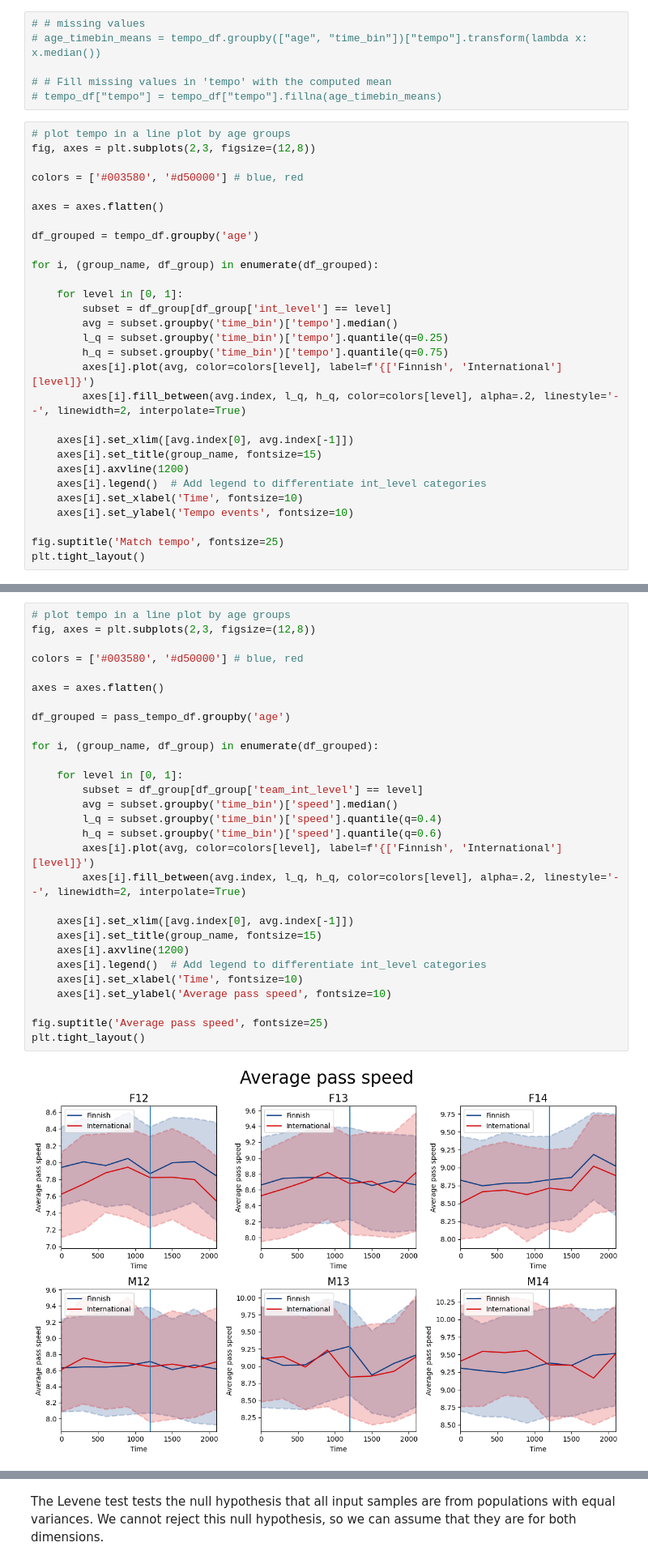
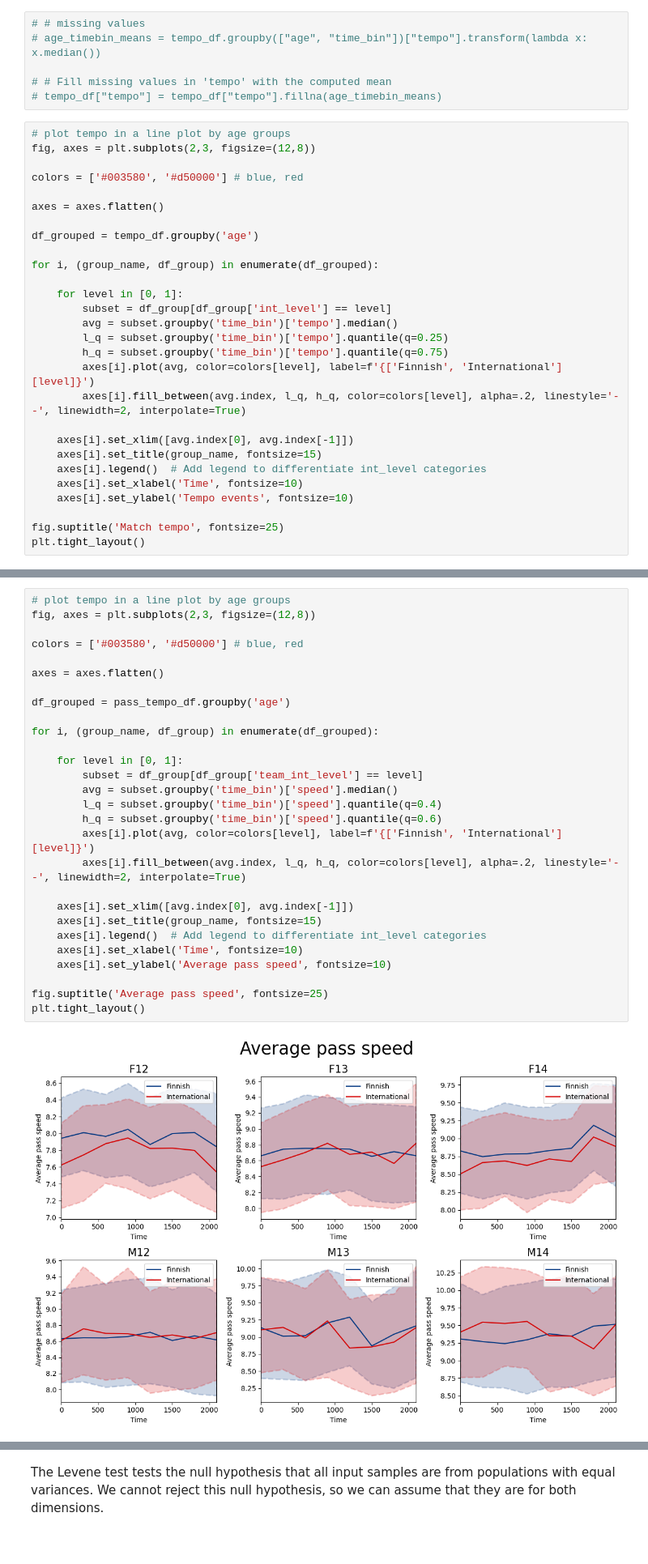
Before and after one commit to konstanyman/thesis_analysis, a Jupyter notebook: processing/tempo.ipynb, the cells around one changed output, grey strips where cells are left out. Shown at 81% size. Cells and saved outputs as stored; diff of their text form.

Commit message:
removed half time line from plots

```diff
--- a/processing/tempo.ipynb
+++ b/processing/tempo.ipynb
@@ -135,7 +135,6 @@ for i, (group_name, df_group) in enumerate(df_grouped):
 
     axes[i].set_xlim([avg.index[0], avg.index[-1]])
     axes[i].set_title(group_name, fontsize=15)
-    axes[i].axvline(1200)
     axes[i].legend()  # Add legend to differentiate int_level categories
     axes[i].set_xlabel('Time', fontsize=10)
     axes[i].set_ylabel('Tempo events', fontsize=10)
@@ -147,34 +146,33 @@ plt.tight_layout()
 # %%
 # plot tempo in a line plot by age groups
 fig, axes = plt.subplots(2,3, figsize=(12,8))
 
 colors = ['#003580', '#d50000'] # blue, red
 
 axes = axes.flatten()
 
 df_grouped = pass_tempo_df.groupby('age')
 
 for i, (group_name, df_group) in enumerate(df_grouped):
 
     for level in [0, 1]:
         subset = df_group[df_group['team_int_level'] == level]
         avg = subset.groupby('time_bin')['speed'].median()
         l_q = subset.groupby('time_bin')['speed'].quantile(q=0.4)
         h_q = subset.groupby('time_bin')['speed'].quantile(q=0.6)
         axes[i].plot(avg, color=colors[level], label=f'{['Finnish', 'International'][level]}')
         axes[i].fill_between(avg.index, l_q, h_q, color=colors[level], alpha=.2, linestyle='--', linewidth=2, interpolate=True)
 
     axes[i].set_xlim([avg.index[0], avg.index[-1]])
     axes[i].set_title(group_name, fontsize=15)
-    axes[i].axvline(1200)
     axes[i].legend()  # Add legend to differentiate int_level categories
     axes[i].set_xlabel('Time', fontsize=10)
     axes[i].set_ylabel('Average pass speed', fontsize=10)
 
 fig.suptitle('Average pass speed', fontsize=25)
 plt.tight_layout()
 # %% [output]
-[figure, old version]
+[figure, new version]
 # %%
 # plot tempo
 
```
Also changed, not shown: parts of 2 cells of this notebook.
